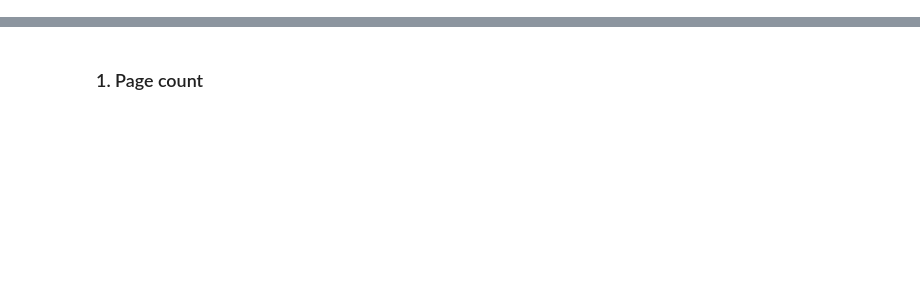
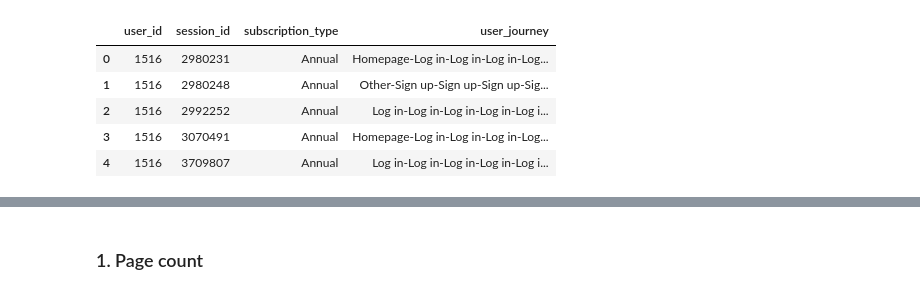
Before and after one commit to victometer/customer_journey, a Jupyter notebook: journey_analysis.ipynb, the cells around one changed output, grey strips where cells are left out. Drawn from its saved outputs; the diff is of its cells as text; code cells hidden in the pictures; blank space fills up the shorter version.

```diff
--- a/journey_analysis.ipynb
+++ b/journey_analysis.ipynb
@@ -9,0 +8,9 @@ df = pd.read_csv("user_journey_raw.csv")
+# %%
+df.head()
+# %% [output]
+|  | user_id | session_id | subscription_type | user_journey |
+| 0 | 1516 | 2980231 | Annual | Homepage-Log in-Log in-Log in-Log... |
+| 1 | 1516 | 2980248 | Annual | Other-Sign up-Sign up-Sign up-Sig... |
+| 2 | 1516 | 2992252 | Annual | Log in-Log in-Log in-Log in-Log i... |
+| 3 | 1516 | 3070491 | Annual | Homepage-Log in-Log in-Log in-Log... |
+| 4 | 1516 | 3709807 | Annual | Log in-Log in-Log in-Log in-Log i... |
```
Also changed, not shown: parts of 10 cells of this notebook, 4 other files.
